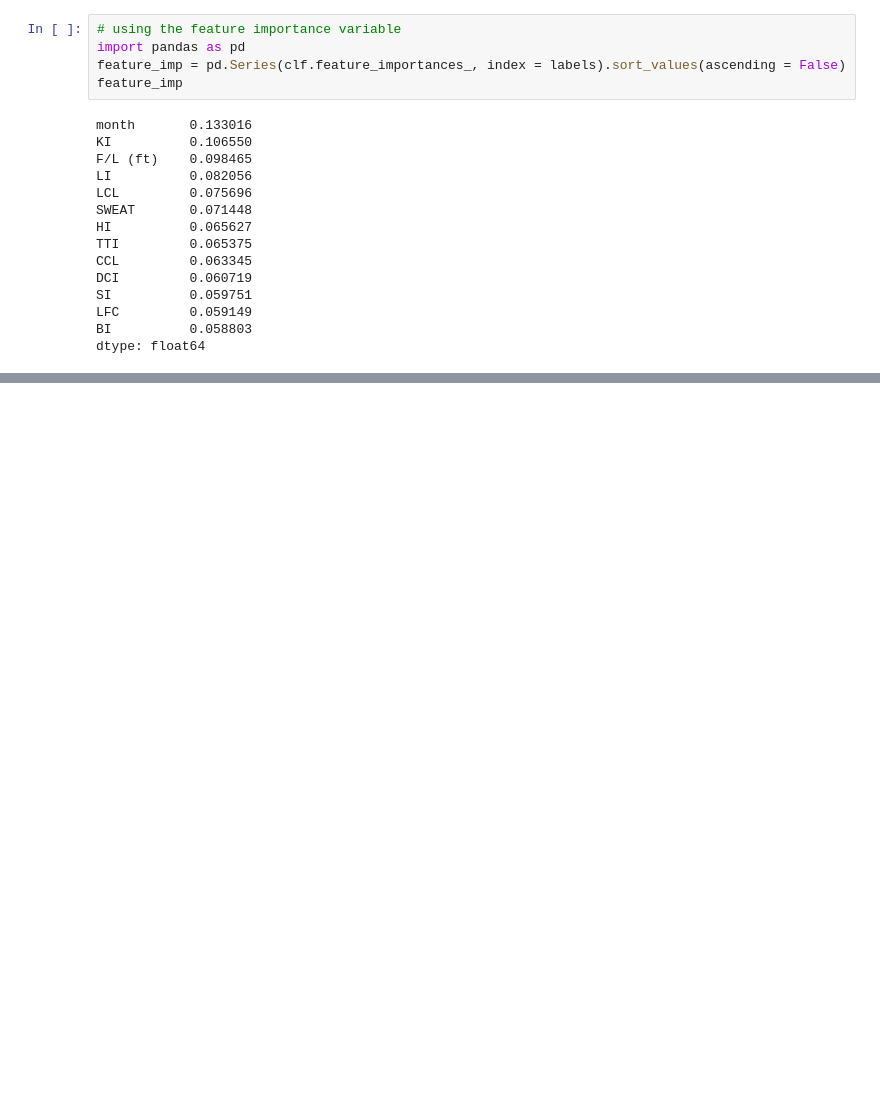
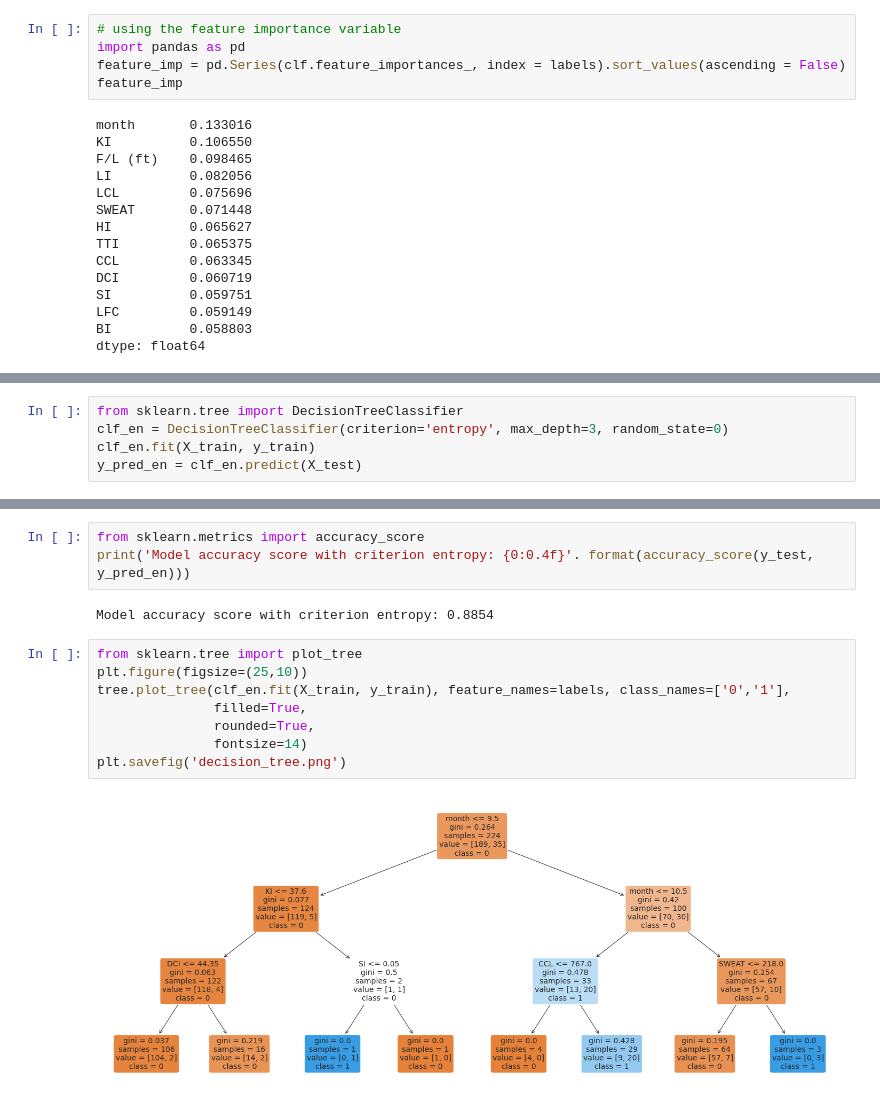
Before and after one commit to ishankarve/meta_analysis, a Jupyter notebook: met_forecast.ipynb, the cells around one changed output, grey strips where cells are left out. Saved outputs shown, nothing was run; the diff lists cells and outputs as text; blank space fills up the shorter version.

```diff
--- a/met_forecast.ipynb
+++ b/met_forecast.ipynb
@@ -442,0 +454,5 @@ dtype: float64
+# %%
+from sklearn.tree import DecisionTreeClassifier
+clf_en = DecisionTreeClassifier(criterion='entropy', max_depth=3, random_state=0)
+clf_en.fit(X_train, y_train)
+y_pred_en = clf_en.predict(X_test)
@@ -442,0 +480,15 @@ dtype: float64
+# %%
+from sklearn.metrics import accuracy_score
+print('Model accuracy score with criterion entropy: {0:0.4f}'. format(accuracy_score(y_test, y_pred_en)))
+# %% [output]
+Model accuracy score with criterion entropy: 0.8854
+# %%
+from sklearn.tree import plot_tree
+plt.figure(figsize=(25,10))
+tree.plot_tree(clf_en.fit(X_train, y_train), feature_names=labels, class_names=['0','1'],
+               filled=True,
+               rounded=True,
+               fontsize=14)
+plt.savefig('decision_tree.png')
+# %% [output]
+[figure, added]
```
Also changed, not shown: parts of 9 cells of this notebook.
